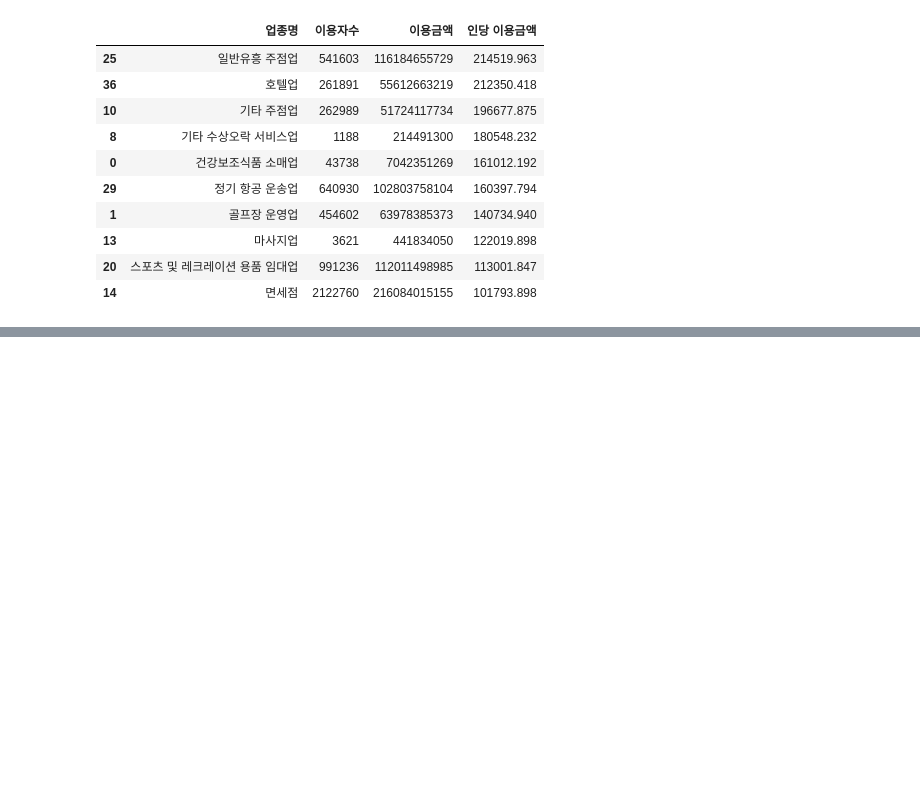
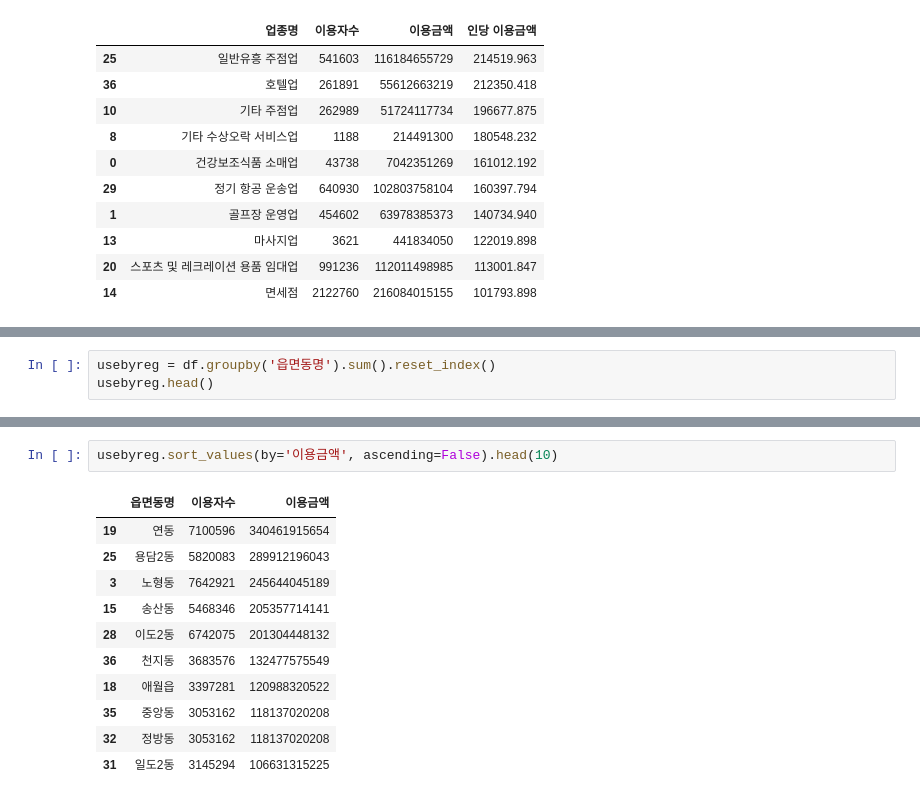
Before and after one commit to chltmddn5843/DataStudy, a Jupyter notebook: Juyoung/Codeit_Project/Codeit:project2.ipynb, the cells around one changed output, grey strips where cells are left out. Saved outputs shown, nothing was run; the diff lists cells and outputs as text; blank space fills up the shorter version.

```diff
--- a/Juyoung/Codeit_Project/Codeit:project2.ipynb
+++ b/Juyoung/Codeit_Project/Codeit:project2.ipynb
@@ -359,0 +362,3 @@ plt.show()
+# %%
+usebyreg = df.groupby('읍면동명').sum().reset_index()
+usebyreg.head()
@@ -359,0 +372,14 @@ plt.show()
+# %%
+usebyreg.sort_values(by='이용금액', ascending=False).head(10)
+# %% [output]
+|  | 읍면동명 | 이용자수 | 이용금액 |
+| 19 | 연동 | 7100596 | 340461915654 |
+| 25 | 용담2동 | 5820083 | 289912196043 |
+| 3 | 노형동 | 7642921 | 245644045189 |
+| 15 | 송산동 | 5468346 | 205357714141 |
+| 28 | 이도2동 | 6742075 | 201304448132 |
+| 36 | 천지동 | 3683576 | 132477575549 |
+| 18 | 애월읍 | 3397281 | 120988320522 |
+| 35 | 중앙동 | 3053162 | 118137020208 |
+| 32 | 정방동 | 3053162 | 118137020208 |
+| 31 | 일도2동 | 3145294 | 106631315225 |
```
Also changed, not shown: parts of 10 cells of this notebook.
